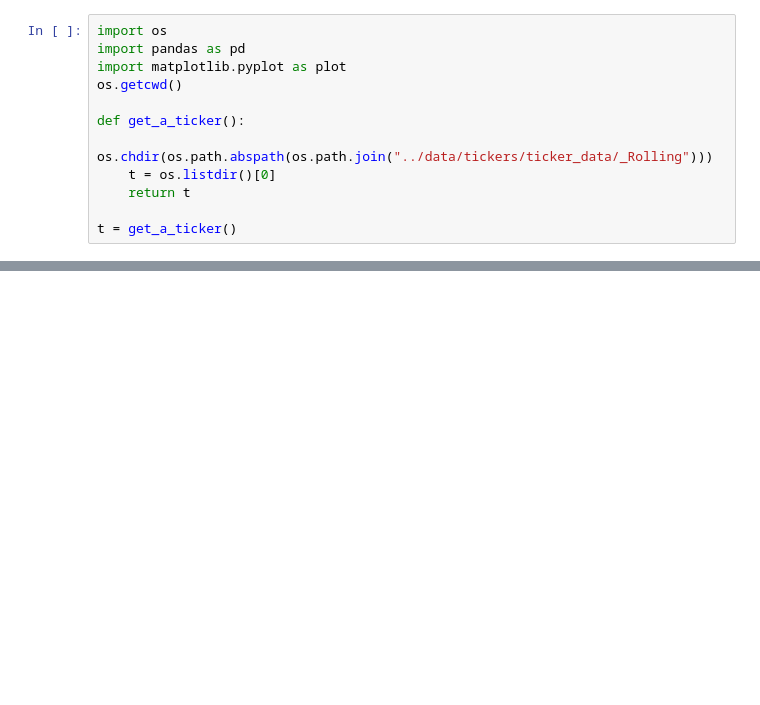
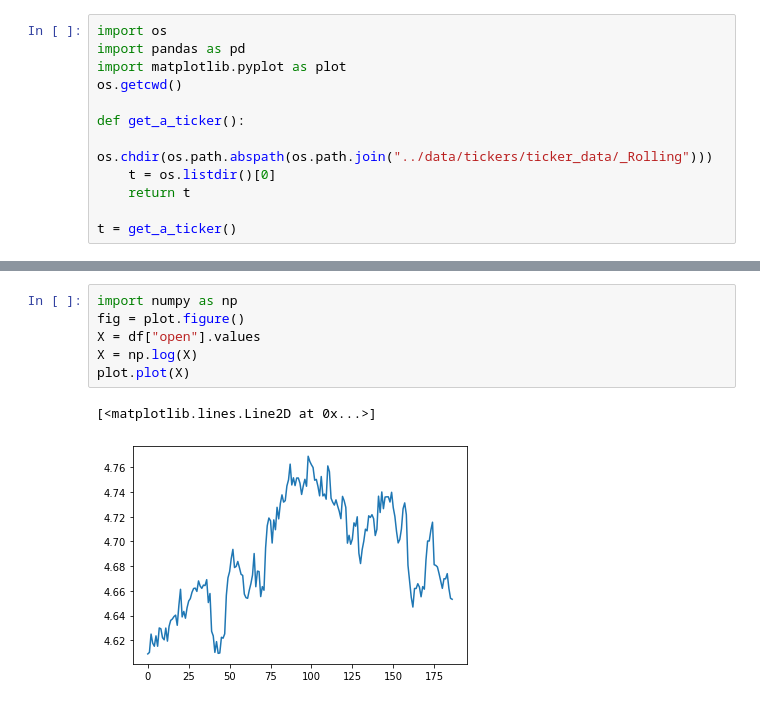
Before and after one commit to antoniouaa/msc_thesis, a Jupyter notebook: src/graph.ipynb, the cells around one changed output, grey strips where cells are left out. Drawn from its saved outputs; the diff is of its cells as text; blank space fills up the shorter version.

```diff
--- a/src/graph.ipynb
+++ b/src/graph.ipynb
@@ -46,0 +52,9 @@ torch.Size([2, 33, 3, 3])
+# %%
+import numpy as np
+fig = plot.figure()
+X = df["open"].values
+X = np.log(X)
+plot.plot(X)
+# %% [output]
+[<matplotlib.lines.Line2D at 0x...>]
+[figure, added]
```
Also changed, not shown: parts of 5 cells of this notebook, 17 other files.
